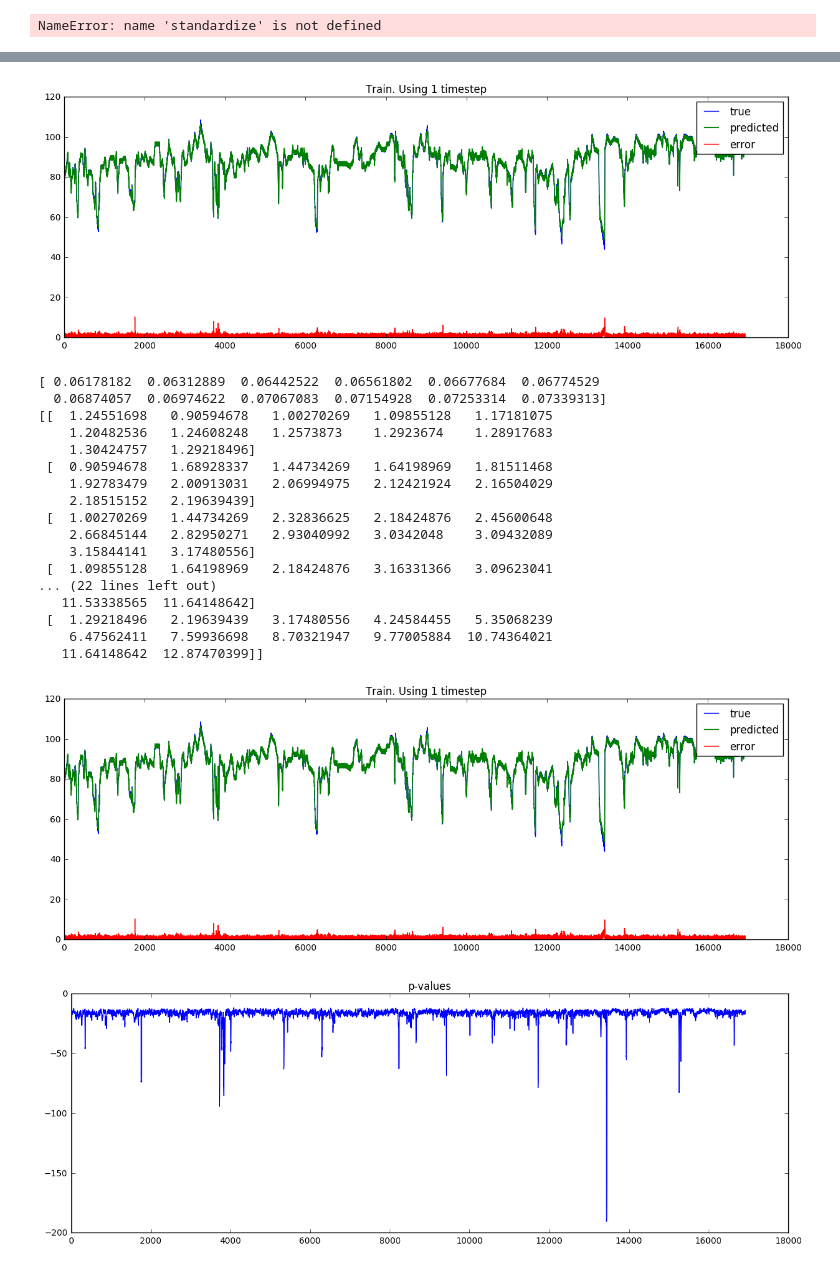
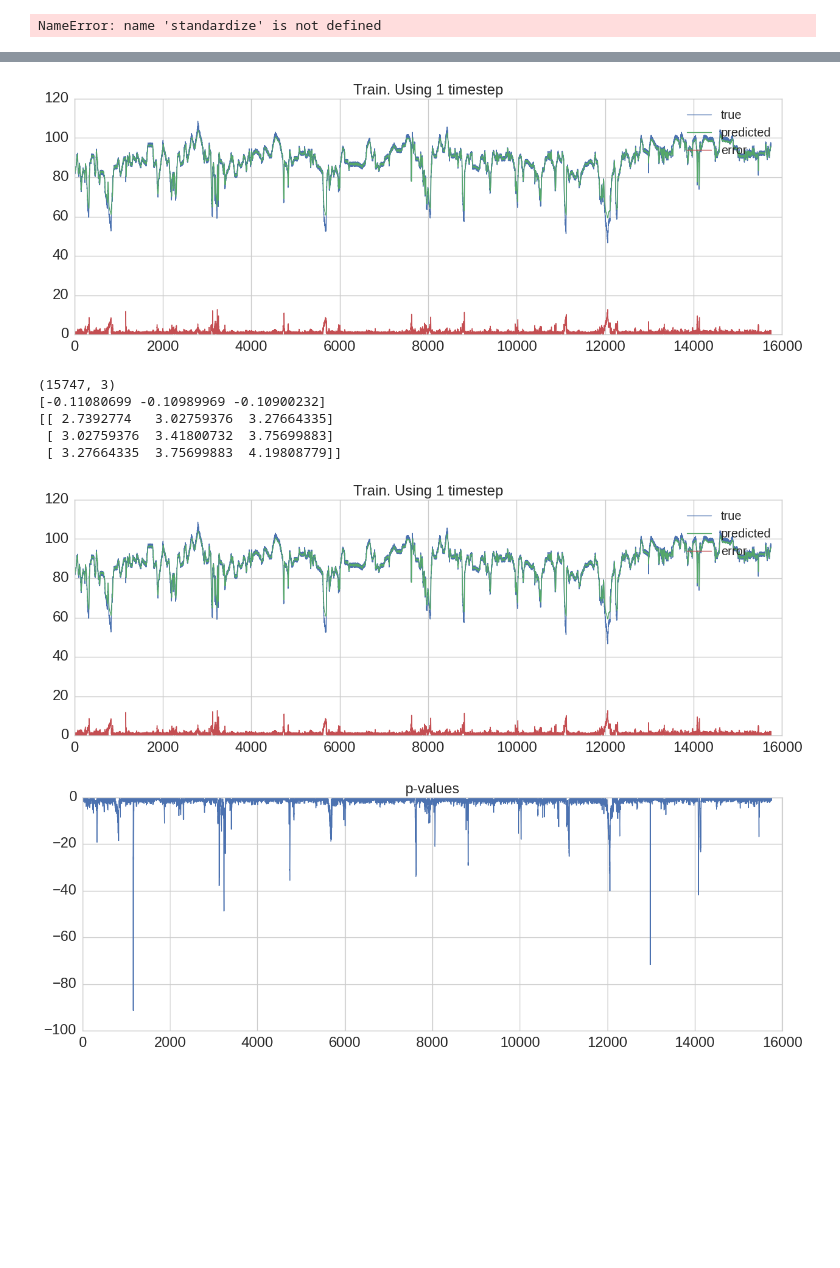
Before and after one commit to akash13singh/lstm_anomaly_thesis, a Jupyter notebook: notebooks/NAB_machine_temp.ipynb, the cells around one changed output, grey strips where cells are left out. Saved outputs shown, nothing was run; the diff lists cells and outputs as text; code cells hidden in the pictures; blank space fills up the shorter version.

```diff
--- a/notebooks/NAB_machine_temp.ipynb
+++ b/notebooks/NAB_machine_temp.ipynb
@@ -13,3 +19,15 @@ from sklearn.metrics import fbeta_score
+# %%
+params = {'legend.fontsize': 'large',
+          #'figure.figsize': (15,5),
+          #'axes.grid' :True,
+          #'grid.color' :'White',
+         'axes.labelsize': 'x-large',
+         'axes.titlesize':'x-large',
+         'xtick.labelsize':'x-large',
+         'ytick.labelsize':'x-large',
+         'lines.linewidth':1}
+pylab.rcParams.update(params)
+sns.set_style("whitegrid")
 # %%
 df = pd.read_csv("../resources/data/nab/nab_machine_temperature/NAB_machine_temperature_system_failure.csv")
 # %%
@@ -305,7 +356,7 @@ plt.legend()
 plt.title("Train. Using 1 timestep")
 plt.show()
 # %% [output]
-[figure, old version]
+[figure, new version]
 # %%
 #error vectors
 from scipy.stats import norm
@@ -316,52 +367,47 @@ n_cols = np.shape(train_predictions)[1]
 for i in range(n_cols):
     train_error_vectors[:,i] =  train_true -train_predictions[:,i]
 
+#ERROR DIMENSION
+error_dimension = 3
+
+
+train_error_vectors = train_error_vectors[:,0:error_dimension]
+print np.shape(train_error_vectors)
 mean = np.mean(train_error_vectors, axis=0)
 cov = np.cov(train_error_vectors,rowvar=False)
 print mean
 print cov
 p_values= multivariate_normal.logpdf(train_error_vectors,mean,cov)
 
 plt.figure(figsize=(15,5))
 plt.plot(train_true,label='true')
 plt.plot(train_predictions[:,0],label='predicted')
 plt.plot(abs(train_true - train_predictions[:,0]),label='error')
 plt.title("Train. Using 1 timestep")
 plt.legend()
 
 # plt.figure(figsize=(15,5))
 # plt.plot(train_true,label='true')
 # plt.plot(train_predictions[:,5],label='predicted')
 # plt.plot(abs(train_true - train_predictions[:,5]),label='error')
 # plt.title("Train. Using 6 timestep")
 # plt.legend()
 
+
 plt.figure(figsize=(15,5))
 plt.plot(p_values)
 plt.title("p-values")
 plt.show()
 
 train_errors_1 = train_true - train_predictions[:,0]
 # %% [output]
-[ 0.06178182  0.06312889  0.06442522  0.06561802  0.06677684  0.06774529
-  0.06874057  0.06974622  0.07067083  0.07154928  0.07253314  0.07339313]
-[[  1.24551698   0.90594678   1.00270269   1.09855128   1.17181075
-    1.20482536   1.24608248   1.2573873    1.2923674    1.28917683
-    1.30424757   1.29218496]
- [  0.90594678   1.68928337   1.44734269   1.64198969   1.81511468
-    1.92783479   2.00913031   2.06994975   2.12421924   2.16504029
-    2.18515152   2.19639439]
- [  1.00270269   1.44734269   2.32836625   2.18424876   2.45600648
-    2.66845144   2.82950271   2.93040992   3.0342048    3.09432089
-    3.15844141   3.17480556]
- [  1.09855128   1.64198969   2.18424876   3.16331366   3.09623041
-... (22 lines left out)
-   11.53338565  11.64148642]
- [  1.29218496   2.19639439   3.17480556   4.24584455   5.35068239
-    6.47562411   7.59936698   8.70321947   9.77005884  10.74364021
-   11.64148642  12.87470399]]
+(15747, 3)
+[-0.11080699 -0.10989969 -0.10900232]
+[[ 2.7392774   3.02759376  3.27664335]
+ [ 3.02759376  3.41800732  3.75699883]
+ [ 3.27664335  3.75699883  4.19808779]]
-[figure, old version]
+[figure, new version]
-[figure, old version]
+[figure, new version]
 # %%
 v2_error_vectors = np.zeros(np.shape(validation2_predictions))
 for i in range(n_cols):
```
Also changed, not shown: parts of 19 cells of this notebook.
